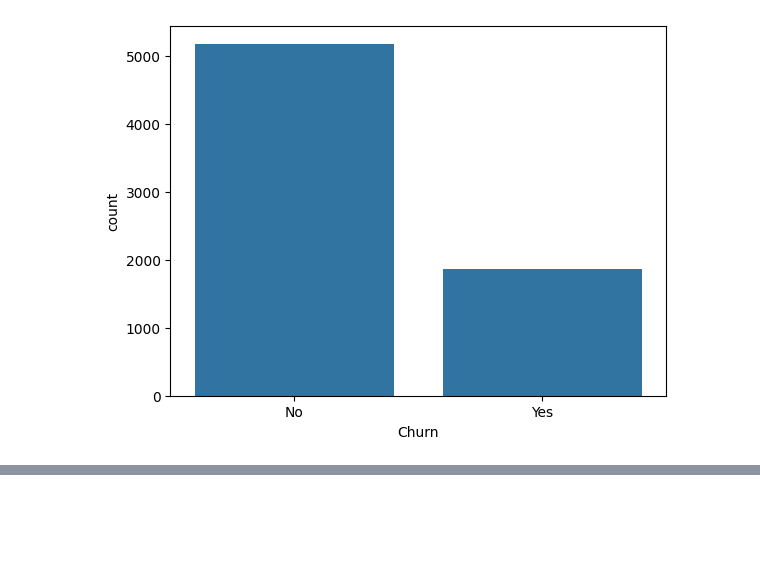
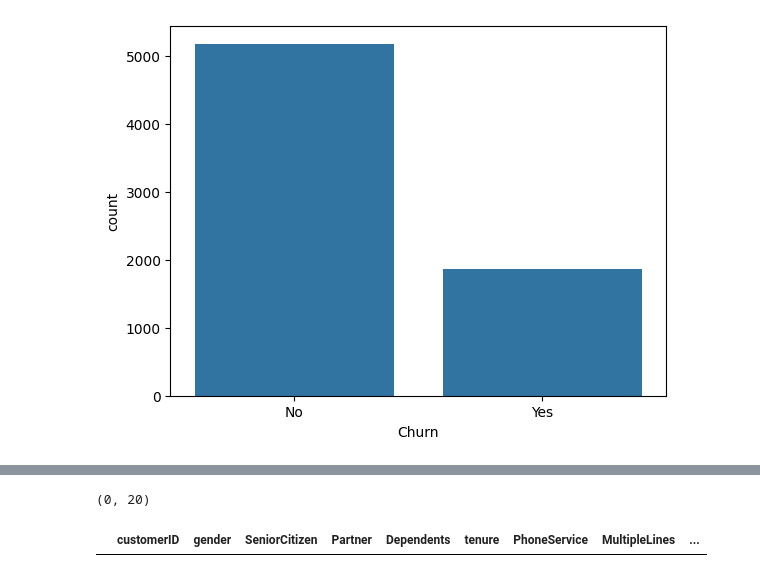
Before and after one commit to Rishi-R-h150/Learn_EDA-PreProcessing, a Jupyter notebook: notebooks/01_eda.ipynb, the cells around one changed output, grey strips where cells are left out. Saved outputs shown, nothing was run; the diff lists cells and outputs as text; code cells hidden in the pictures; blank space fills up the shorter version.

```diff
--- a/notebooks/01_eda.ipynb
+++ b/notebooks/01_eda.ipynb
@@ -169,0 +341,15 @@ plt.show()
+# %%
+lower, upper = iqr_bounds(X_train['MonthlyCharges'])
+
+outliers = X_train[
+    (X_train['MonthlyCharges'] < lower) |
+    (X_train['MonthlyCharges'] > upper)
+]
+
+outliers.shape
+# %% [output]
+(0, 20)
+# %%
+X_train[X_train['MonthlyCharges'] < 0]
+# %% [output]
+|  | customerID | gender | SeniorCitizen | Partner | Dependents | tenure | PhoneService | MultipleLines | ... |
```
Also changed, not shown: parts of 20 cells of this notebook.
